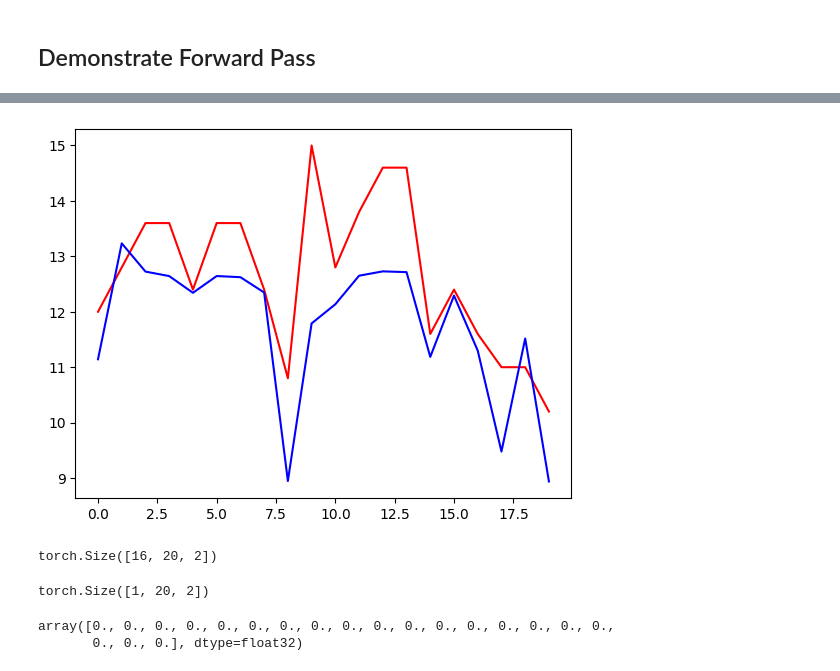
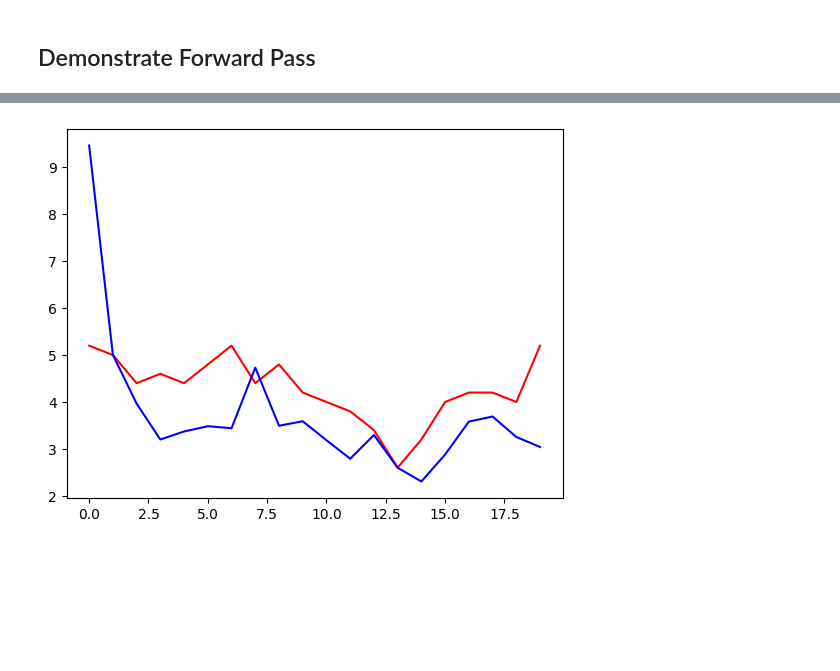
Before and after one commit to cpaulisi/lstm-time-series, a Jupyter notebook: src/models/notebooks/train_rnn.ipynb, the cells around one changed output, grey strips where cells are left out. Drawn from its saved outputs; the diff is of its cells as text; code cells hidden in the pictures; blank space fills up the shorter version.

```diff
--- a/src/models/notebooks/train_rnn.ipynb
+++ b/src/models/notebooks/train_rnn.ipynb
@@ -222,34 +173,12 @@ Hidden state size:  torch.Size([2, 16, 10])
 # %%
-# decide on hyperparameters
-input_size=2
-output_size=1
-hidden_dim=68
-n_layers=3
-
-
-
-# instantiate an RNN
-rnn = RNN(input_size, output_size, hidden_dim, n_layers)
-rnn = rnn.float()
-# MSE loss and Adam optimizer with a learning rate of 0.01
-criterion = nn.MSELoss()
-optimizer = torch.optim.Adam(rnn.parameters(), lr=0.002)
-
-rnn.training_cycle(
-    train_loader=train_loader,
-    val_loader=val_loader,
-    epochs=300,
-    print_every=20,
-    criterion=criterion,
-    optimizer=optimizer
-)
-
-
+from torch.utils.tensorboard import SummaryWriter
 # decide on hyperparameters
 hparams = dict(
+model_name="rnn",
 input_size=2,
 output_size=1,
 hidden_dim=68,
+drop_prob=0.8,
 n_layers=3,
 lr = 0.0025
 )
@@ -257,16 +186,16 @@ lr = 0.0025
 
 with SummaryWriter() as w:
     # instantiate an LSTM with regularization
-    lstm = RNN(hparams['input_size'],
+    rnn = TimeSeriesRNN(hparams['input_size'],
                 hparams['output_size'],
                 hparams['hidden_dim'],
                 hparams['n_layers'],
                 drop_prob=hparams['drop_prob'])
     # MSE loss and Adam optimizer with a learning rate of 0.01
     criterion = nn.MSELoss()
-    optimizer = torch.optim.Adam(lstm.parameters(), lr=hparams['lr'])
+    optimizer = torch.optim.Adam(rnn.parameters(), lr=hparams['lr'])
 
-    train_loss, val_loss = lstm.training_cycle(
+    train_loss, val_loss = rnn.training_cycle(
         batch_size=batch_size,
         train_loader=train_loader,
         val_loader=val_loader,
@@ -283,4 +212,7 @@ with SummaryWriter() as w:
                     }
                 )
     w.close()
+
+
+val_loader_i = iter(val_loader)
 # %% [output]
@@ -303,33 +231,8 @@ Epoch: 299, train loss: 1.33371, val loss: 4.36348
 # %%
 val_loader_i = iter(val_loader)
-# %%
-import matplotlib.pyplot as plt
-# sample inference
-rnn.eval()
-time_steps = range(20)
-
-val_x, val_y = next(val_loader_i)
-x_tensor_val = torch.Tensor(val_x[0, :, :]).unsqueeze(0).float()
-y_tensor_val = torch.Tensor(val_y[0, :, :]).unsqueeze(0).float()
-# y_tensor_val = torch.Tensor(val_y).unsqueeze(-1).float()
-hidden = None
-prediction, hidden = rnn(x_tensor_val, hidden)
-
-plt.plot(time_steps, x_tensor_val.data.numpy()[:, :, 0].flatten(), 'r-') # input
-plt.plot(time_steps, prediction.data.numpy().flatten(), 'b-') # predictions
-plt.show()
-# %% [output]
-[figure, removed]
-# %%
-val_x.shape
-# %% [output]
-torch.Size([16, 20, 2])
-# %%
-x_tensor_val.shape
-# %% [output]
-torch.Size([1, 20, 2])
-# %%
-torch.Tensor(val_y[0, :]).unsqueeze(0).float().numpy().flatten()
-# %% [output]
-array([0., 0., 0., 0., 0., 0., 0., 0., 0., 0., 0., 0., 0., 0., 0., 0., 0.,
-       0., 0., 0.], dtype=float32)
+# %%
+val_x, val_y = next(val_loader_i)
+# blue for prediction, red for actual/input
+rnn.display_inference(val_x, val_y)
+# %% [output]
+[figure, added]
```
Also changed, not shown: parts of 5 cells of this notebook, 5 other files.
